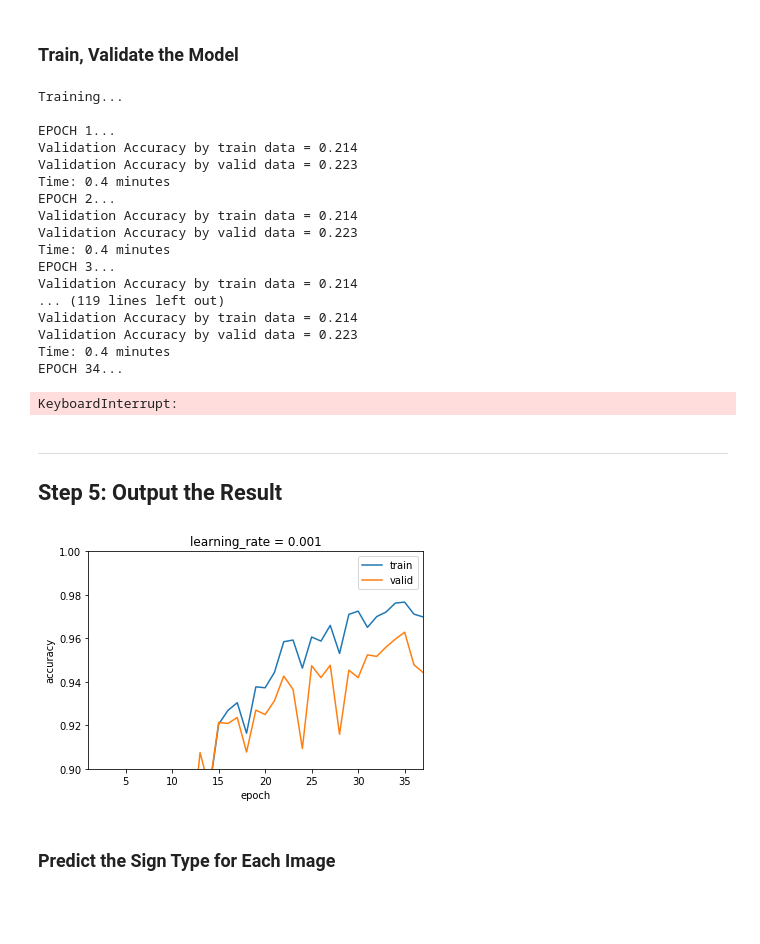
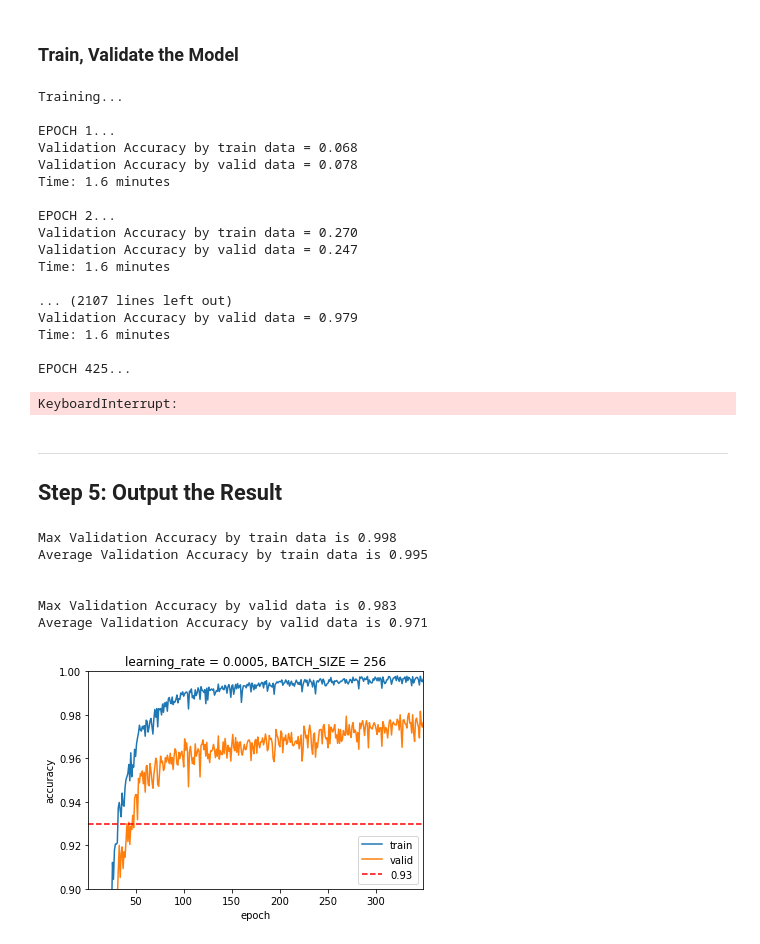
Before and after one commit to Hotsuyuki/AInception, a Jupyter notebook: AInception.ipynb, the cells around one changed output. Saved outputs shown, nothing was run; the diff lists cells and outputs as text; code cells hidden in the pictures; blank space fills up the shorter version.

Commit message:
Finish training

```diff
--- a/AInception.ipynb
+++ b/AInception.ipynb
@@ -442,7 +302,7 @@ def CNN(X):
         # Layer6: Fully connection
         'fc1':tf.Variable(tf.truncated_normal(shape=(outdepth['icp3'],outdepth['fc1']), mean=mean, stddev=stddev)),
         # Layer7: Fully connection
-        'fc2':tf.Variable(tf.truncated_normal(shape=(outdepth['fc1'],outdepth['fc2']), mean=mean, stddev=stddev))
+        'fc2':tf.Variable(tf.truncated_normal(shape=(outdepth['fc1'],outdepth['fc2']), mean=mean, stddev=stddev)),
     }
 
     b ={
@@ -475,12 +335,12 @@ def CNN(X):
         # Layer6: Fully connection
         'fc1':tf.Variable(tf.zeros(outdepth['fc1'])),
         # Layer7: Fully connection
-        'fc2':tf.Variable(tf.zeros(outdepth['fc2']))
+        'fc2':tf.Variable(tf.zeros(outdepth['fc2'])),
     }
 
     # Layer1: Convolution, input=224x224xC ---> 112x112x8 ---> output=56x56x8
-    conv1 = tf.nn.bias_add(tf.nn.conv2d(X, W['conv1'], strides=[1,2,2,1], padding='SAME'), b['conv1'])
-    #conv1 = tf.nn.bias_add(tf.nn.conv2d(X, W['conv1'], strides=[1,1,1,1], padding='SAME'), b['conv1'])
+    #conv1 = tf.nn.bias_add(tf.nn.conv2d(X, W['conv1'], strides=[1,2,2,1], padding='SAME'), b['conv1'])
+    conv1 = tf.nn.bias_add(tf.nn.conv2d(X, W['conv1'], strides=[1,1,1,1], padding='SAME'), b['conv1'])
     conv1 = tf.nn.relu(conv1)
     conv1 = tf.nn.max_pool(conv1, ksize=[1,3,3,1], strides=[1,2,2,1], padding='SAME')
     conv1 = tf.nn.lrn(conv1)
@@ -503,15 +363,16 @@ def CNN(X):
 
     # Layer5: Inception, input=7x7x60 ---> 7x7x64 ---> output=1x1x64
     icp3 = Inception(icp2, W, b, 'icp3')
-    icp3 = tf.nn.avg_pool(icp3, ksize=[1,7,7,1], strides=[1,1,1,1], padding='VALID')
-    #icp3 = tf.nn.avg_pool(icp3, ksize=[1,2,2,1], strides=[1,1,1,1], padding='VALID')
+    #icp3 = tf.nn.avg_pool(icp3, ksize=[1,7,7,1], strides=[1,1,1,1], padding='VALID')
+    icp3 = tf.nn.avg_pool(icp3, ksize=[1,2,2,1], strides=[1,1,1,1], padding='VALID')
     icp3 = tf.nn.dropout(icp3, keep_prob)
 
     # Layer6: Fully connection, input=64 ---> output=32
     fc1 = tf.nn.xw_plus_b(flatten(icp3), W['fc1'], b['fc1'])
     fc1 = tf.nn.relu(fc1)
+    #fc1 = tf.nn.dropout(fc1, keep_prob)
 
-    # Layer7: Fully connection, input=32 ---> output=`n_classes`
+    # Layer7: Fully connection, input=16 ---> output=`n_classes`
     logits = tf.nn.xw_plus_b(fc1, W['fc2'], b['fc2'])
 
     return logits
@@ -536,7 +397,7 @@ from sklearn.utils import shuffle
 import time
 
 
-learning_rate = 0.00001
+learning_rate = 0.0005
 
 X = tf.placeholder(tf.float32, (None, image_shape[0], image_shape[1], image_shape[2]))
 y = tf.placeholder(tf.int64, (None))
@@ -545,16 +406,22 @@ y = tf.placeholder(tf.int64, (None))
 
 ''' Training pipeline '''
 logits = CNN(X)
+
 #cross_entropy = tf.nn.softmax_cross_entropy_with_logits(logits=logits, labels=y_one_hot)
 cross_entropy = tf.nn.sparse_softmax_cross_entropy_with_logits(logits=logits, labels=y)
+
 loss_operation = tf.reduce_mean(cross_entropy)
+
 opt = tf.train.AdamOptimizer(learning_rate=learning_rate)
+#opt = tf.train.RMSPropOptimizer(learning_rate=learning_rate)
+
 training_operation = opt.minimize(loss_operation)
 
 
 ''' Model evaluation pipeline'''
 #correct_prediction = tf.equal(tf.argmax(logits, 1), tf.argmax(y_one_hot, 1))
 correct_prediction = tf.argmax(logits, 1)
+
 #accuracy_operation = tf.reduce_mean(tf.cast(correct_prediction, tf.float32))
 accuracy_operation = tf.reduce_mean(tf.cast(tf.equal(correct_prediction, y), tf.float32))
 
@@ -584,7 +451,7 @@ with tf.Session() as sess:
 
         # Validate by valid data, and stop training when the model gets overfitting
         Evaluate(X_valid, y_valid, 'valid')
-        print("Time: {:.1f} minutes".format((time.time()-t) / 60.0))
+        print("Time: {:.1f} minutes \n".format((time.time()-t) / 60.0))
 
     saver.save(sess, './cnn')
     print("Model saved")
@@ -592,37 +459,57 @@ with tf.Session() as sess:
 Training...
 
 EPOCH 1...
-Validation Accuracy by train data = 0.214
-Validation Accuracy by valid data = 0.223
-Time: 0.4 minutes
+Validation Accuracy by train data = 0.068
+Validation Accuracy by valid data = 0.078
+Time: 1.6 minutes
+
 EPOCH 2...
-Validation Accuracy by train data = 0.214
-Validation Accuracy by valid data = 0.223
-Time: 0.4 minutes
-EPOCH 3...
-Validation Accuracy by train data = 0.214
-... (119 lines left out)
-Validation Accuracy by train data = 0.214
-Validation Accuracy by valid data = 0.223
-Time: 0.4 minutes
-EPOCH 34...
+Validation Accuracy by train data = 0.270
+Validation Accuracy by valid data = 0.247
+Time: 1.6 minutes
+
+... (2107 lines left out)
+Validation Accuracy by valid data = 0.979
+Time: 1.6 minutes
+
+EPOCH 425...
 KeyboardInterrupt:
 # %% [markdown]
 ---
 
 ## Step 5: Output the Result
 # %%
+import matplotlib.pyplot as plt; plt.rcdefaults()
+%matplotlib inline
+
+
+print("Max Validation Accuracy by train data is {:.3f} ".format(np.max(accuracy_dict['train'])))
+print("Average Validation Accuracy by train data is {:.3f} ".format(np.mean(accuracy_dict['train'][100:])))
+print("\n")
+print("Max Validation Accuracy by valid data is {:.3f} ".format(np.max(accuracy_dict['valid'])))
+print("Average Validation Accuracy by valid data is {:.3f} ".format(np.mean(accuracy_dict['valid'][100:])))
+print("\n")
+
 # Show the result on graph
 plt.xlabel("epoch")
 epoch = np.arange(1, accuracy_dict['train'].shape[0]+1, 1)
 plt.ylabel("accuracy")
-plt.axis([1,accuracy_dict['train'].shape[0], 0.9,1.0])
-plt.title("learning_rate = "+str(learning_rate))
+#plt.axis([1,accuracy_dict['train'].shape[0], 0.9,1.0])
+plt.axis([1,349, 0.9,1.0])
+plt.title("learning_rate = "+str(learning_rate)+", BATCH_SIZE = "+str(BATCH_SIZE))
 
 for data_type in ['train', 'valid'] :
     plt.plot(epoch,accuracy_dict[data_type], label=str(data_type))
 
+clear_percentage = 0.93
+plt.plot(epoch,np.full(i, clear_percentage, dtype=float),'r--', label=str(clear_percentage))
 plt.legend()
 plt.show()
 # %% [output]
+Max Validation Accuracy by train data is 0.998
+Average Validation Accuracy by train data is 0.995
+
+
+Max Validation Accuracy by valid data is 0.983
+Average Validation Accuracy by valid data is 0.971
-[figure, old version]
+[figure, new version]
@@ -683,2 +515,0 @@ print("The new_images & new_labels have been saved")
-# %% [markdown]
-### Predict the Sign Type for Each Image
```
Also changed, not shown: parts of 21 cells of this notebook, 3 other files.
